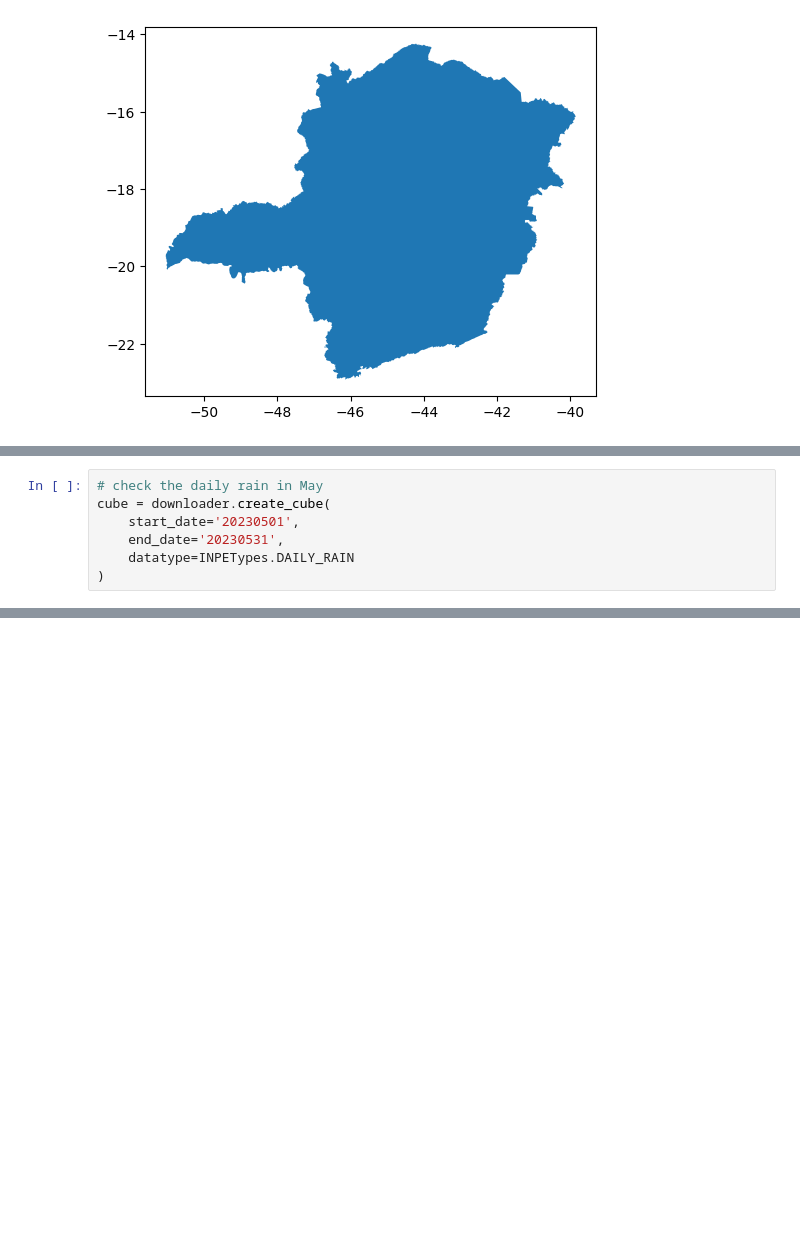
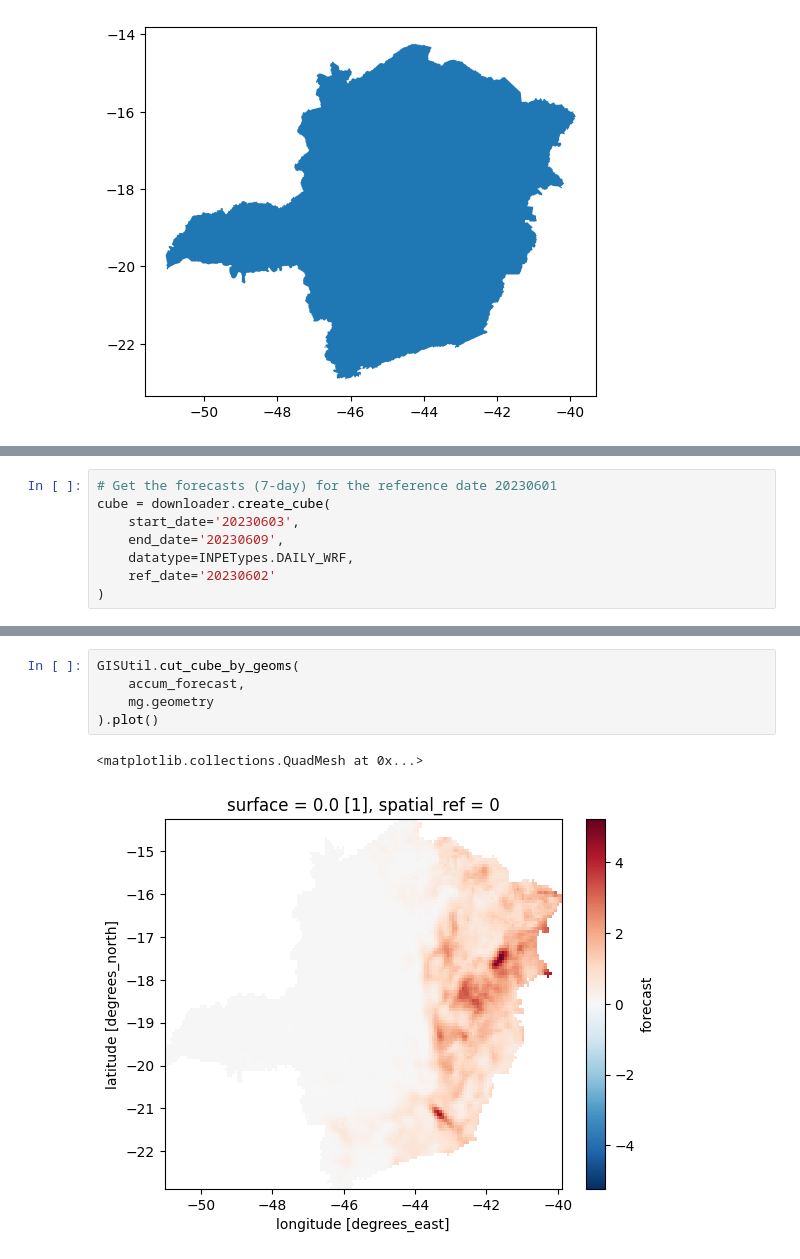
Before and after one commit to cordmaur/merge-downloader, a Jupyter notebook: nbs/03-Forecasts.ipynb, the cells around one changed output, grey strips where cells are left out. Cells and saved outputs as stored; diff of their text form; blank space fills up the shorter version.

```diff
--- a/nbs/03-Forecasts.ipynb
+++ b/nbs/03-Forecasts.ipynb
@@ -33,8 +65,9 @@ mg.plot()
 # %%
-# check the daily rain in May
+# Get the forecasts (7-day) for the reference date 20230601
 cube = downloader.create_cube(
-    start_date='20230501',
-    end_date='20230531',
-    datatype=INPETypes.DAILY_RAIN
+    start_date='20230603',
+    end_date='20230609',
+    datatype=INPETypes.DAILY_WRF,
+    ref_date='20230602'
 )
 # %%
@@ -50,0 +75,8 @@ Parser instance: DAILY_WRF
+# %%
+GISUtil.cut_cube_by_geoms(
+    accum_forecast,
+    mg.geometry
+).plot()
+# %% [output]
+<matplotlib.collections.QuadMesh at 0x...>
+[figure, added]
```
Also changed, not shown: parts of 13 cells of this notebook, 3 other files.
